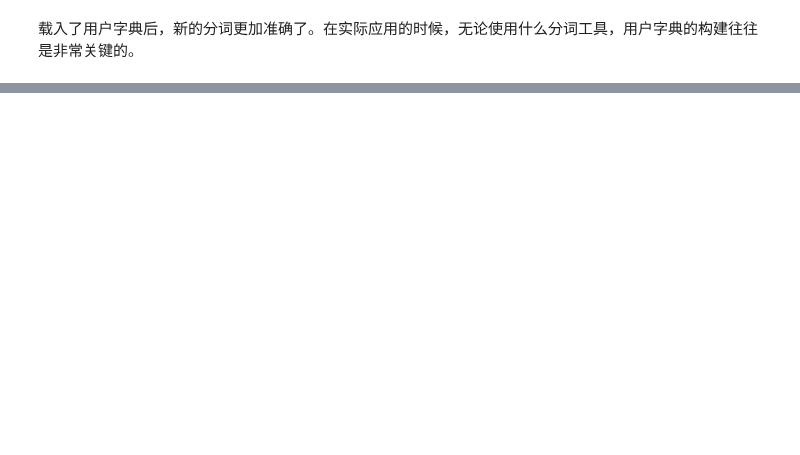
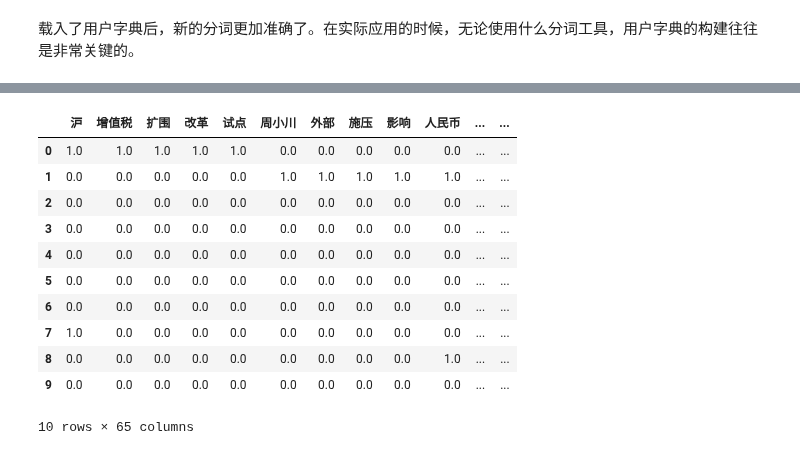
Before and after one commit to sijichun/PythonTutor, a Jupyter notebook: T13_text_analytics.ipynb, the cells around one changed output, grey strips where cells are left out. Saved outputs shown, nothing was run; the diff lists cells and outputs as text; code cells hidden in the pictures; blank space fills up the shorter version.

```diff
--- a/T13_text_analytics.ipynb
+++ b/T13_text_analytics.ipynb
@@ -143,0 +259,4 @@ for t in text_freq:
+# %%
+jianbao=RAW['title'].str.match(r'.+\d{4}年\d{2}月\d{2}日.+简报')
+RAW1=RAW.iloc[list(~jianbao),:]
+RAW1
@@ -143,0 +279,3 @@ for t in text_freq:
+# %%
+data=RAW1.iloc[:10,:]
+data
@@ -143,0 +294,17 @@ for t in text_freq:
+# %%
+## 首先进行分词、去除停用词等
+import jieba
+
+with open('Chinese_cutting/stopword.txt','rt') as f:
+    stoplist=f.readlines()
+    stoplist=[w.replace('\n','') for w in stoplist]
+
+def tokenize(w):
+    cut_w=jieba.cut(w)
+    ## 去除停用词
+    cut_w=[w.strip().lower() for w in cut_w if w not in stoplist and len(w.strip())>0]
+    return cut_w
+
+tokenized_data=map(tokenize,data['title'])
+tokenized_data=list(tokenized_data)
+tokenized_data
@@ -143,0 +322,31 @@ for t in text_freq:
+# %%
+## 接下来进行词频统计
+
+def word_freq(wlist):
+    freq={}
+    for w in wlist:
+        if w in freq:
+            freq[w]+=1
+        else:
+            freq[w]=1
+
+    return freq
+freqs=map(word_freq,tokenized_data)
+## 放在pandas里
+pd_freqs=pd.DataFrame(freqs)
+## 把NaN换成0
+pd_freqs=pd_freqs.fillna(0)
+pd_freqs.head(10)
+# %% [output]
+|  | 沪 | 增值税 | 扩围 | 改革 | 试点 | 周小川 | 外部 | 施压 | 影响 | 人民币 | ... | ... |
+| 0 | 1.0 | 1.0 | 1.0 | 1.0 | 1.0 | 0.0 | 0.0 | 0.0 | 0.0 | 0.0 | ... | ... |
+| 1 | 0.0 | 0.0 | 0.0 | 0.0 | 0.0 | 1.0 | 1.0 | 1.0 | 1.0 | 1.0 | ... | ... |
+| 2 | 0.0 | 0.0 | 0.0 | 0.0 | 0.0 | 0.0 | 0.0 | 0.0 | 0.0 | 0.0 | ... | ... |
+| 3 | 0.0 | 0.0 | 0.0 | 0.0 | 0.0 | 0.0 | 0.0 | 0.0 | 0.0 | 0.0 | ... | ... |
+| 4 | 0.0 | 0.0 | 0.0 | 0.0 | 0.0 | 0.0 | 0.0 | 0.0 | 0.0 | 0.0 | ... | ... |
+| 5 | 0.0 | 0.0 | 0.0 | 0.0 | 0.0 | 0.0 | 0.0 | 0.0 | 0.0 | 0.0 | ... | ... |
+| 6 | 0.0 | 0.0 | 0.0 | 0.0 | 0.0 | 0.0 | 0.0 | 0.0 | 0.0 | 0.0 | ... | ... |
+| 7 | 1.0 | 0.0 | 0.0 | 0.0 | 0.0 | 0.0 | 0.0 | 0.0 | 0.0 | 0.0 | ... | ... |
+| 8 | 0.0 | 0.0 | 0.0 | 0.0 | 0.0 | 0.0 | 0.0 | 0.0 | 0.0 | 1.0 | ... | ... |
+| 9 | 0.0 | 0.0 | 0.0 | 0.0 | 0.0 | 0.0 | 0.0 | 0.0 | 0.0 | 0.0 | ... | ... |
+10 rows × 65 columns
```
Also changed, not shown: parts of 94 cells of this notebook, 10 other files.
